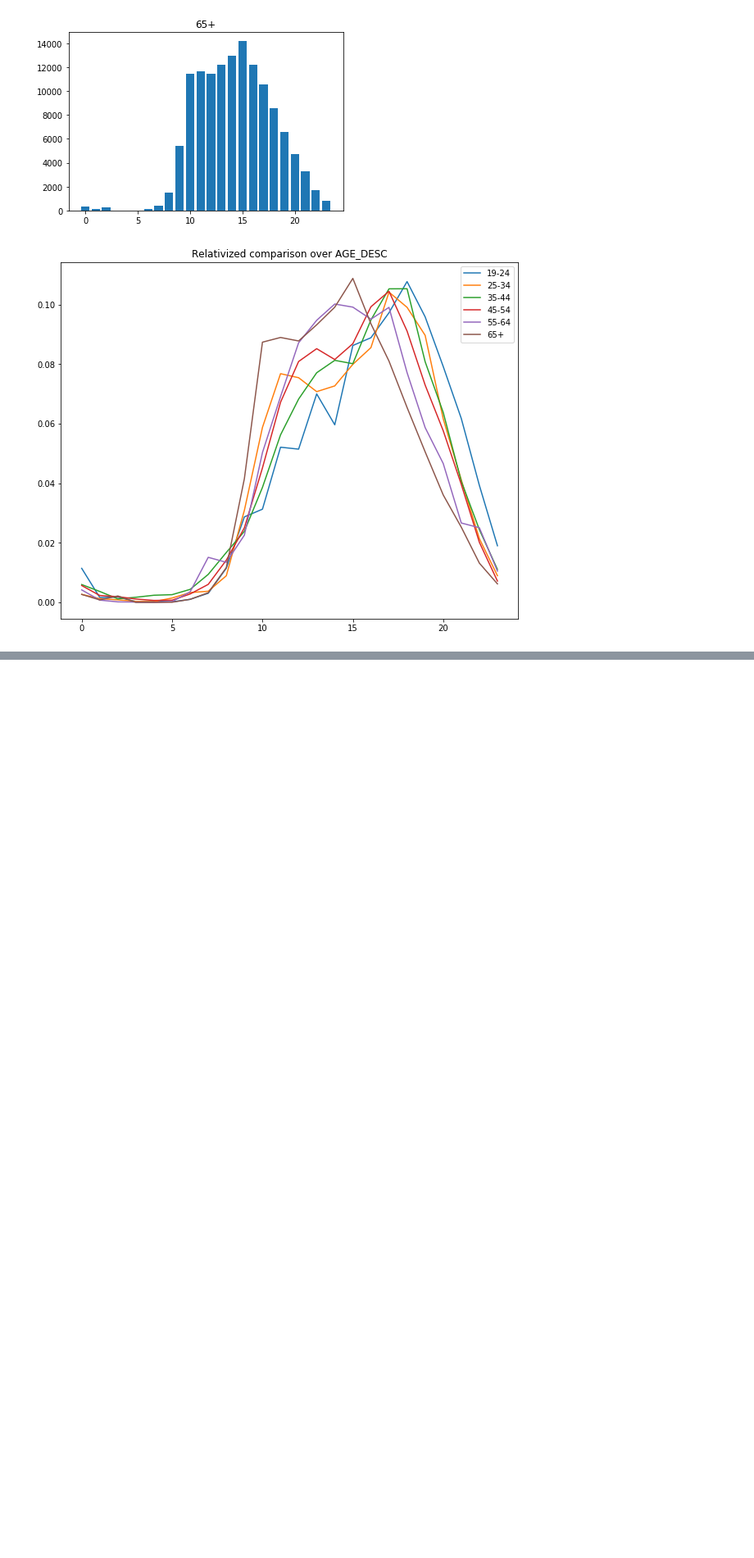
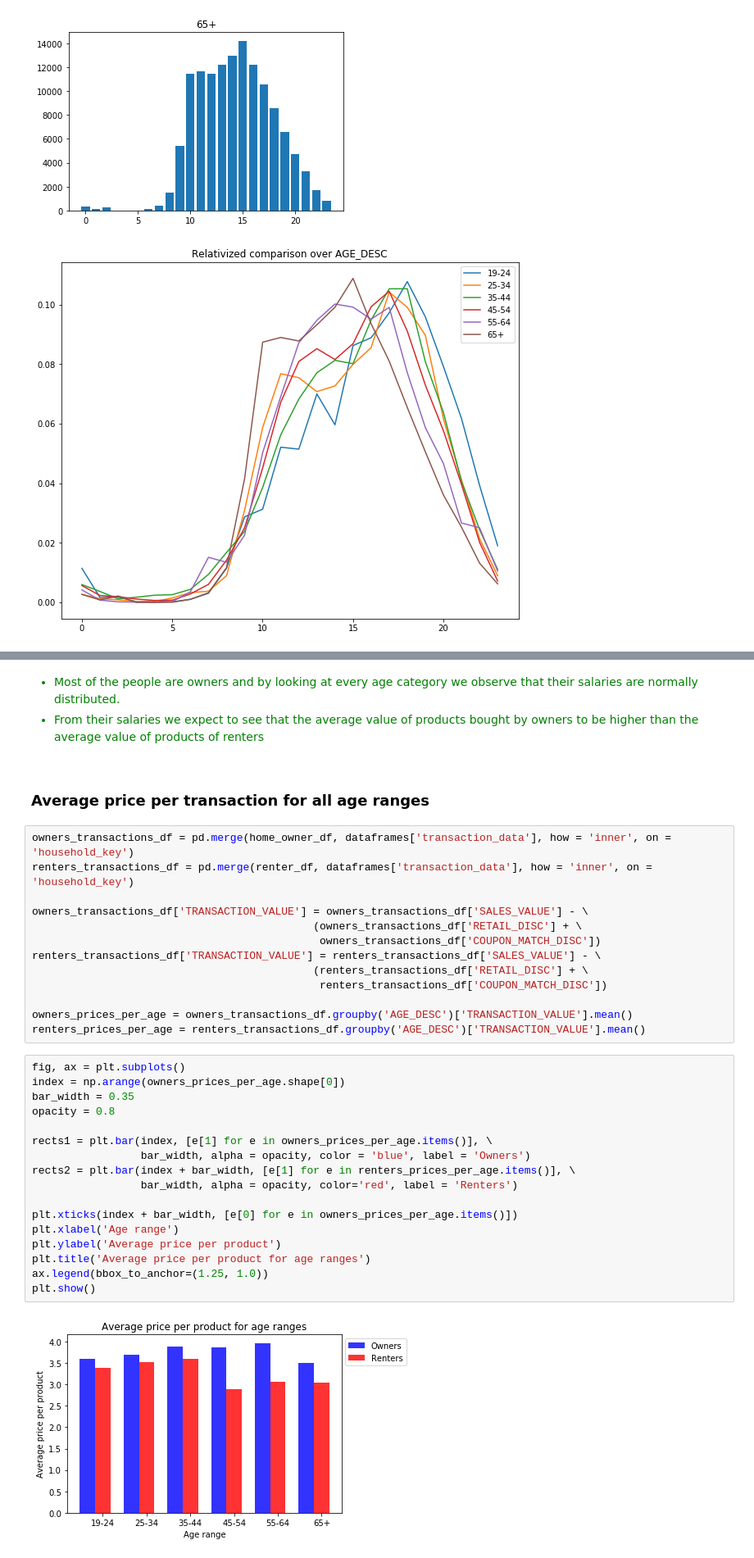
Before and after one commit to Lucianod28/Ada-project, a Jupyter notebook: Milestone2.ipynb, the cells around one changed output, grey strips where cells are left out. Shown at 82% size. Cells and saved outputs as stored; diff of their text form; blank space fills up the shorter version.

```diff
--- a/Milestone2.ipynb
+++ b/Milestone2.ipynb
@@ -427,0 +603,39 @@ From current plots we see that for example the salad bar has two peaks: at 12 an
+# %% [markdown]
+<font color = "green">
+
+* Most of the people are owners and by looking at every age category we observe that their salaries are normally distributed.
+* From their salaries we expect to see that the average value of products bought by owners to be higher than the average value of products of renters
+# %% [markdown]
+### Average price per transaction for all age ranges
+# %%
+owners_transactions_df = pd.merge(home_owner_df, dataframes['transaction_data'], how = 'inner', on = 'household_key')
+renters_transactions_df = pd.merge(renter_df, dataframes['transaction_data'], how = 'inner', on = 'household_key')
+
+owners_transactions_df['TRANSACTION_VALUE'] = owners_transactions_df['SALES_VALUE'] - \
+                                            (owners_transactions_df['RETAIL_DISC'] + \
+                                             owners_transactions_df['COUPON_MATCH_DISC'])
+renters_transactions_df['TRANSACTION_VALUE'] = renters_transactions_df['SALES_VALUE'] - \
+                                            (renters_transactions_df['RETAIL_DISC'] + \
+                                             renters_transactions_df['COUPON_MATCH_DISC'])
+
+owners_prices_per_age = owners_transactions_df.groupby('AGE_DESC')['TRANSACTION_VALUE'].mean()
+renters_prices_per_age = renters_transactions_df.groupby('AGE_DESC')['TRANSACTION_VALUE'].mean()
+# %%
+fig, ax = plt.subplots()
+index = np.arange(owners_prices_per_age.shape[0])
+bar_width = 0.35
+opacity = 0.8
+
+rects1 = plt.bar(index, [e[1] for e in owners_prices_per_age.items()], \
+                 bar_width, alpha = opacity, color = 'blue', label = 'Owners')
+rects2 = plt.bar(index + bar_width, [e[1] for e in renters_prices_per_age.items()], \
+                 bar_width, alpha = opacity, color='red', label = 'Renters')
+
+plt.xticks(index + bar_width, [e[0] for e in owners_prices_per_age.items()])
+plt.xlabel('Age range')
+plt.ylabel('Average price per product')
+plt.title('Average price per product for age ranges')
+ax.legend(bbox_to_anchor=(1.25, 1.0))
+plt.show()
+# %% [output]
+[figure, added]
```
Also changed, not shown: parts of 76 cells of this notebook, 1 other file.
